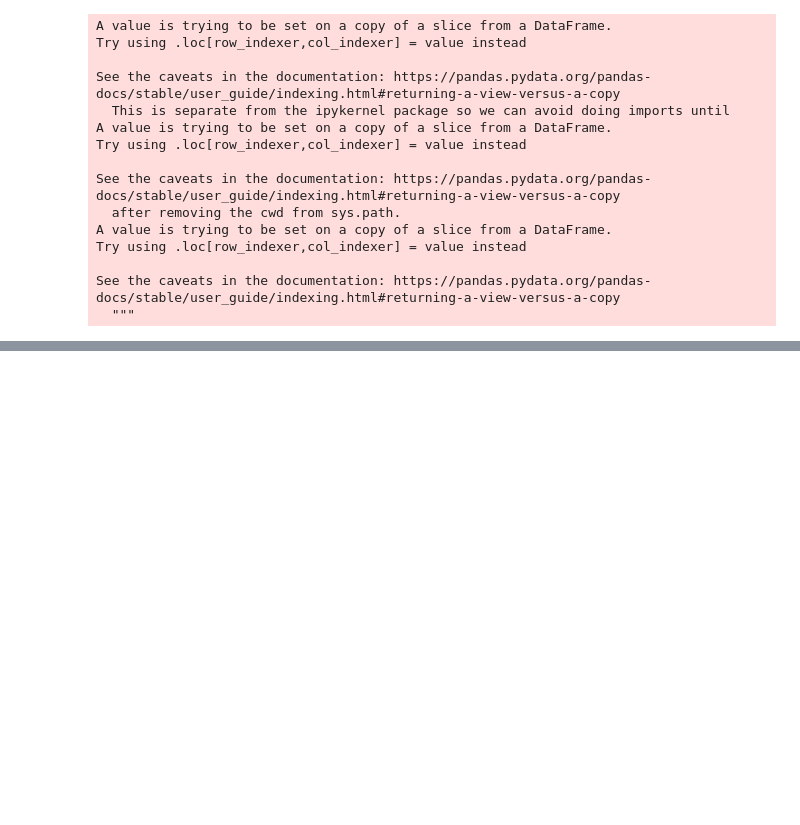
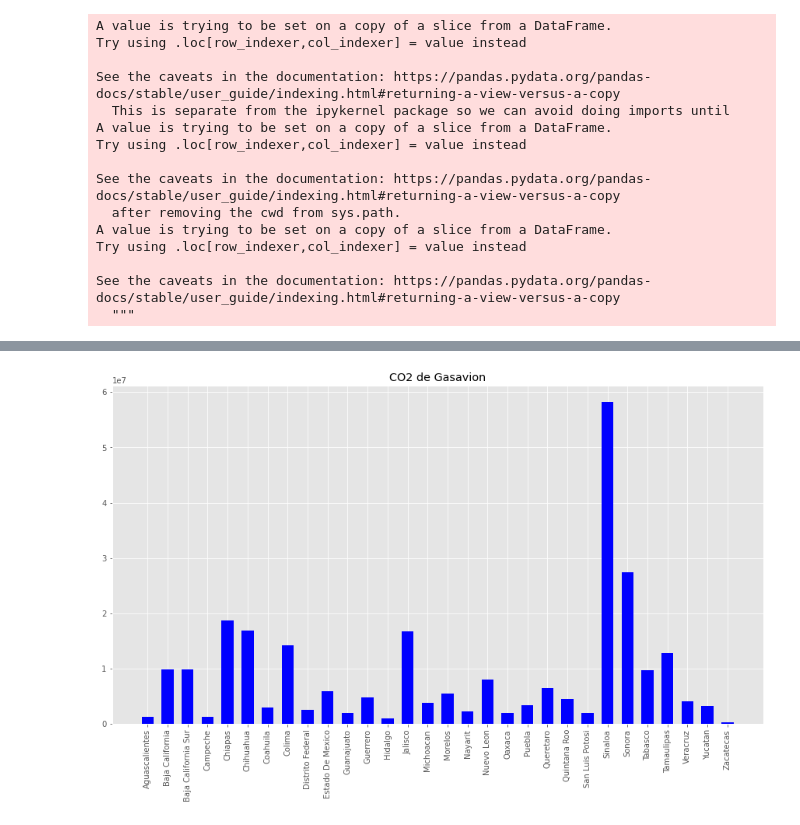
Before and after one commit to KarlaBalog/Proyecto_ASE, a Jupyter notebook: ASE.ipynb, the cells around one changed output, grey strips where cells are left out. Saved outputs shown, nothing was run; the diff lists cells and outputs as text; code cells hidden in the pictures; blank space fills up the shorter version.

```diff
--- a/ASE.ipynb
+++ b/ASE.ipynb
@@ -2648,0 +2656,13 @@ Gasavion_Resumen
+# %%
+Gasavion_Resumen['Cantidad_CO2'] = Gasavion_Resumen['Litros de combustible suministrado']*2.036
+# %%
+height= list(Gasavion_Resumen['Cantidad_CO2'])
+bars = list(Gasavion_Resumen['Estado'])
+plt.style.use("ggplot")
+plt.figure(figsize=(15,8))
+plt.bar(bars, height, color='blue', width=0.6)
+plt.xticks(rotation=90)
+plt. title("CO2 de Gasavion")
+plt.show()
+# %% [output]
+[figure, added]
```
Also changed, not shown: parts of 22 cells of this notebook.
